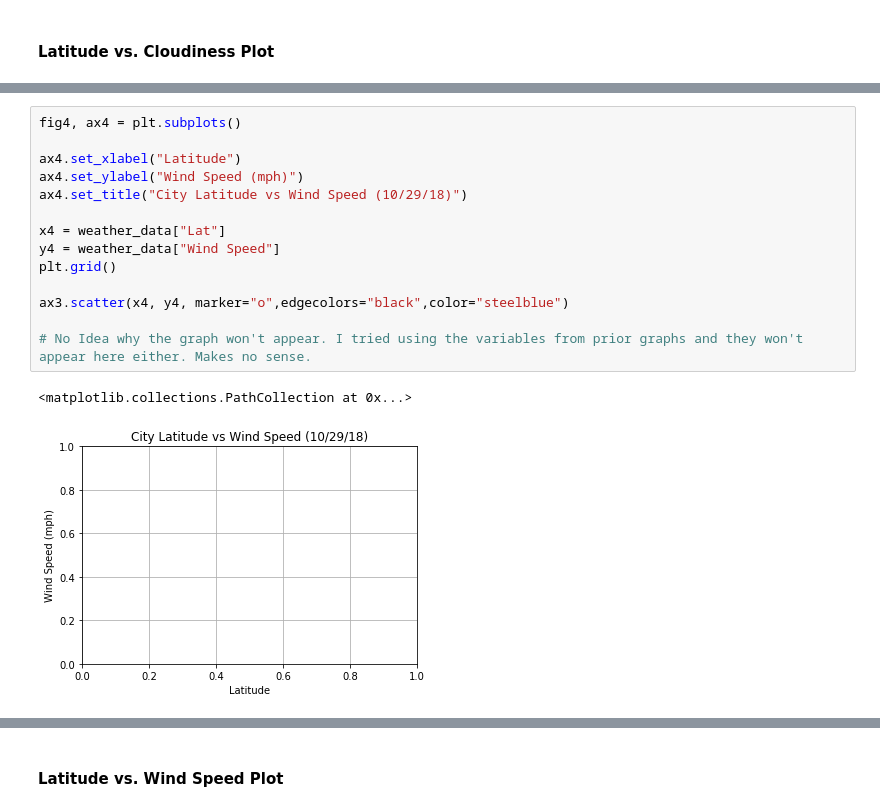
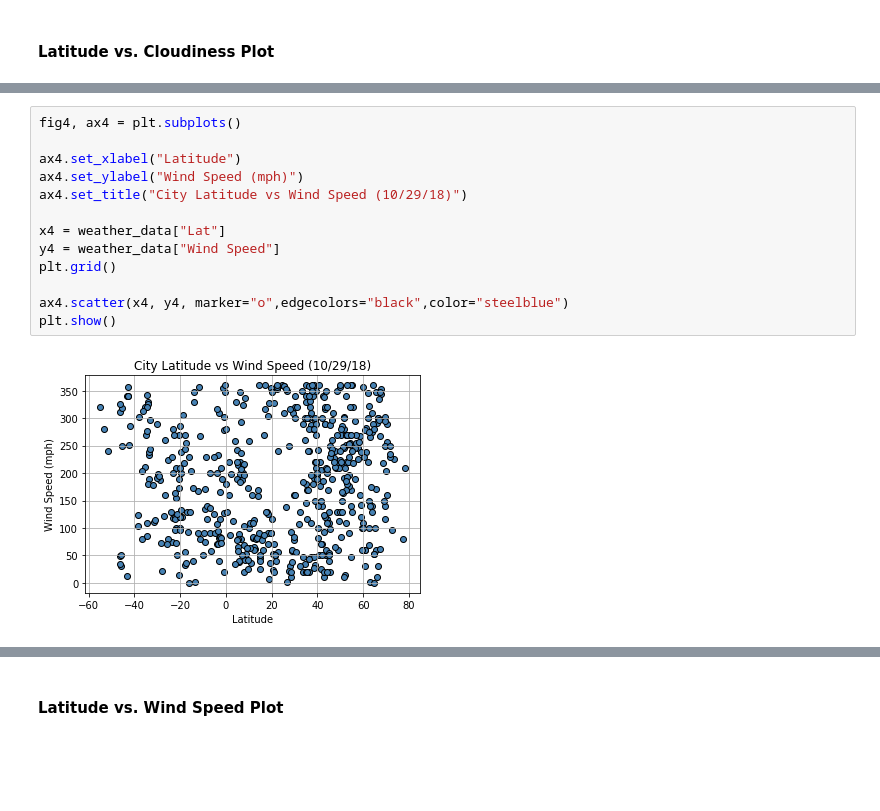
Before and after one commit to tmcbeth/API, a Jupyter notebook: WeatherPy.ipynb, the cells around one changed output, grey strips where cells are left out. Drawn from its saved outputs; the diff is of its cells as text; blank space fills up the shorter version.

```diff
--- a/WeatherPy.ipynb
+++ b/WeatherPy.ipynb
@@ -335,17 +290,15 @@ Name: Wind Speed, Length: 544, dtype: float64
 # %%
 fig4, ax4 = plt.subplots()
 
 ax4.set_xlabel("Latitude")
 ax4.set_ylabel("Wind Speed (mph)")
 ax4.set_title("City Latitude vs Wind Speed (10/29/18)")
 
 x4 = weather_data["Lat"]
 y4 = weather_data["Wind Speed"]
 plt.grid()
 
-ax3.scatter(x4, y4, marker="o",edgecolors="black",color="steelblue")
-
-# No Idea why the graph won't appear. I tried using the variables from prior graphs and they won't appear here either. Makes no sense.
+ax4.scatter(x4, y4, marker="o",edgecolors="black",color="steelblue")
+plt.show()
 # %% [output]
-<matplotlib.collections.PathCollection at 0x...>
-[figure, old version]
+[figure, new version]
```
Also changed, not shown: parts of 16 cells of this notebook, 1 other file.
